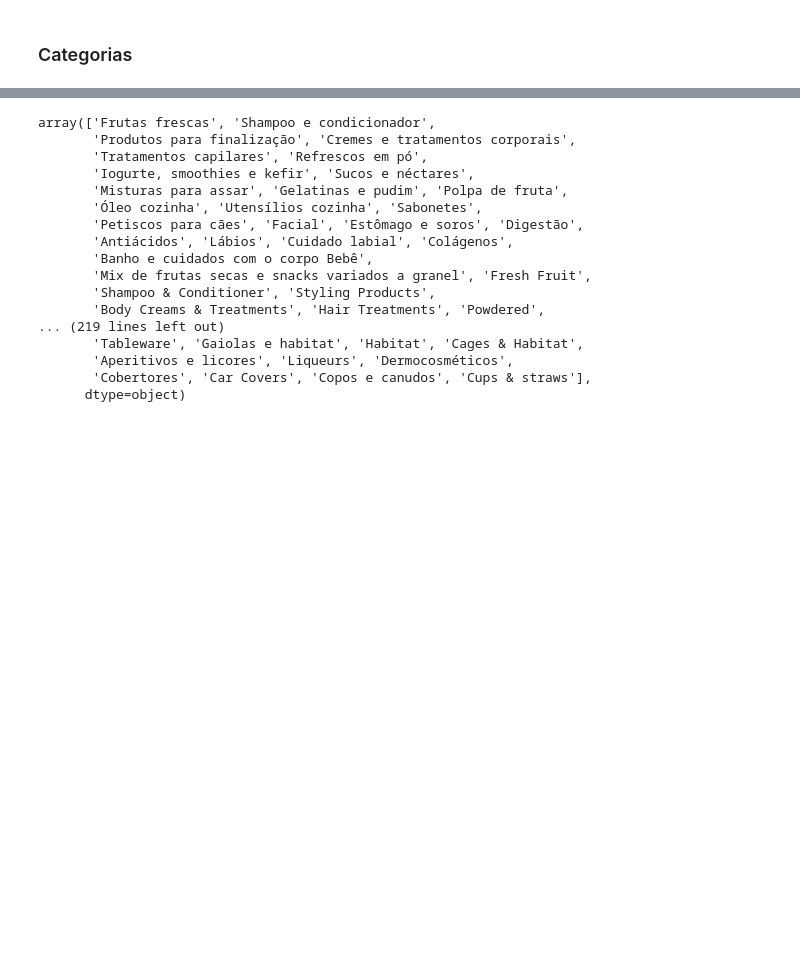
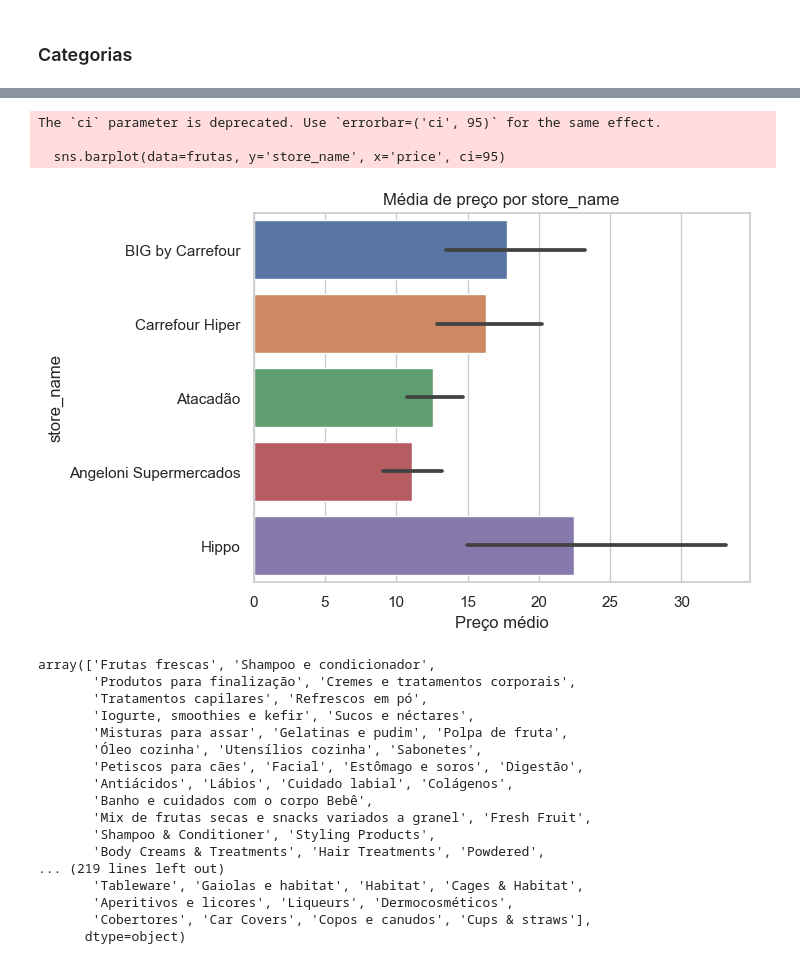
Before and after one commit to ericyaang/cornershop, a Jupyter notebook: Example.ipynb, the cells around one changed output, grey strips where cells are left out. Cells and saved outputs as stored; diff of their text form; code cells hidden in the pictures; blank space fills up the shorter version.

```diff
--- a/Example.ipynb
+++ b/Example.ipynb
@@ -662,3 +713,19 @@ df.shape
+# %%
+# Plotar o gráfico de barras com barras de erro
+sns.barplot(data=frutas, y='store_name', x='price', ci=95)
+
+# Configurar o título e os rótulos dos eixos
+plt.title('Média de preço por store_name')
+plt.xlabel('Preço médio')
+plt.ylabel('store_name')
+
+# Exibir o gráfico
+plt.show()
+# %% [output]
+The `ci` parameter is deprecated. Use `errorbar=('ci', 95)` for the same effect.
+
+  sns.barplot(data=frutas, y='store_name', x='price', ci=95)
+[figure, added]
 # %%
 df.aisle_name.unique()
 # %% [output]
```
Also changed, not shown: parts of 11 cells of this notebook.
